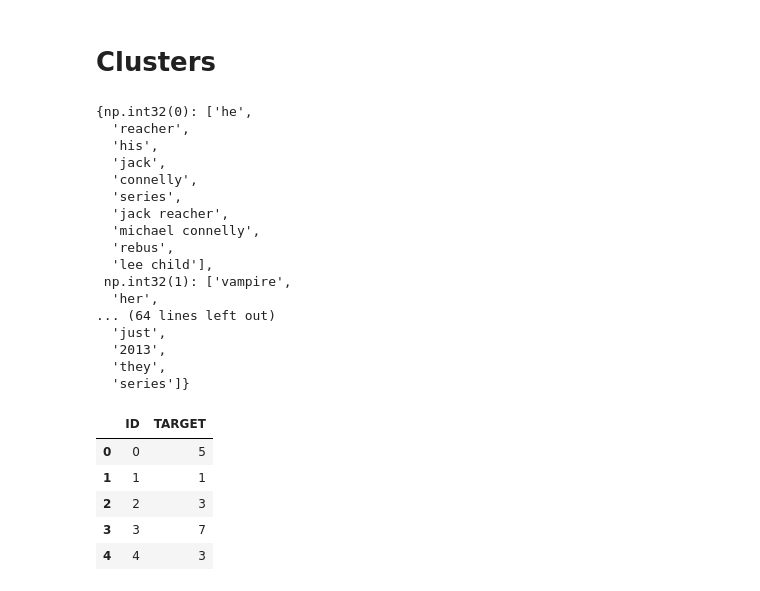
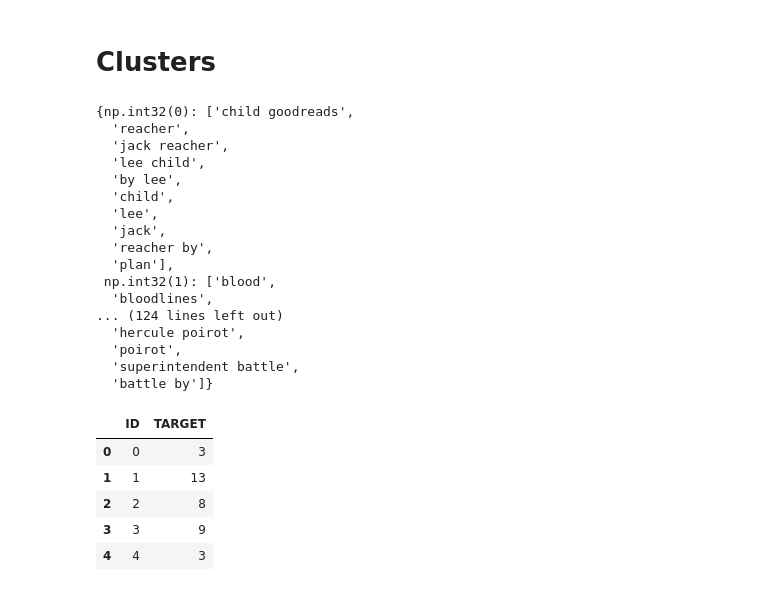
Before and after one commit to erPanseca/hackaton, a Jupyter notebook: main.ipynb, the cells around one changed output. Saved outputs shown, nothing was run; the diff lists cells and outputs as text; code cells hidden in the pictures.

```diff
--- a/main.ipynb
+++ b/main.ipynb
@@ -75,4 +81,4 @@ texts_clean = [shorten_words(clean_for_transformer(t), max_words=1500) for t in
 from sentence_transformers import SentenceTransformer
 
 model = SentenceTransformer("sentence-transformers/all-MiniLM-L6-v2")
-X = model.encode(texts_clean, normalize_embeddings=True, show_progress_bar=True)
+X = model.encode(texts, normalize_embeddings=True, show_progress_bar=True)
@@ -292,43 +300,43 @@ for c in sorted(set(labels)):
 
 cluster_top_terms
 # %% [output]
-{np.int32(0): ['he',
+{np.int32(0): ['child goodreads',
   'reacher',
-  'his',
+  'jack reacher',
+  'lee child',
+  'by lee',
+  'child',
+  'lee',
   'jack',
-  'connelly',
-  'series',
-  'jack reacher',
-  'michael connelly',
-  'rebus',
-  'lee child'],
- np.int32(1): ['vampire',
-  'her',
-... (64 lines left out)
-  'just',
-  '2013',
-  'they',
-  'series']}
+  'reacher by',
+  'plan'],
+ np.int32(1): ['blood',
+  'bloodlines',
+... (124 lines left out)
+  'hercule poirot',
+  'poirot',
+  'superintendent battle',
+  'battle by']}
 # %%
 !pip install -q pandas
 # %%
 import pandas as pd
 
 rows = []
 for i, d in enumerate(docs):
     rows.append({
         "ID": i,
-        "TARGET": int(labels[i])
+        "TARGET": int(labels[i])+1
     })
 
 df = pd.DataFrame(rows)
 df.to_csv("book_clusters.csv", index=False, encoding="utf-8")
 
 df.head()
 # %% [output]
 |  | ID | TARGET |
-| 0 | 0 | 5 |
-| 1 | 1 | 1 |
-| 2 | 2 | 3 |
-| 3 | 3 | 7 |
+| 0 | 0 | 3 |
+| 1 | 1 | 13 |
+| 2 | 2 | 8 |
+| 3 | 3 | 9 |
 | 4 | 4 | 3 |
```
Also changed, not shown: parts of 6 cells of this notebook, 1 other file.
